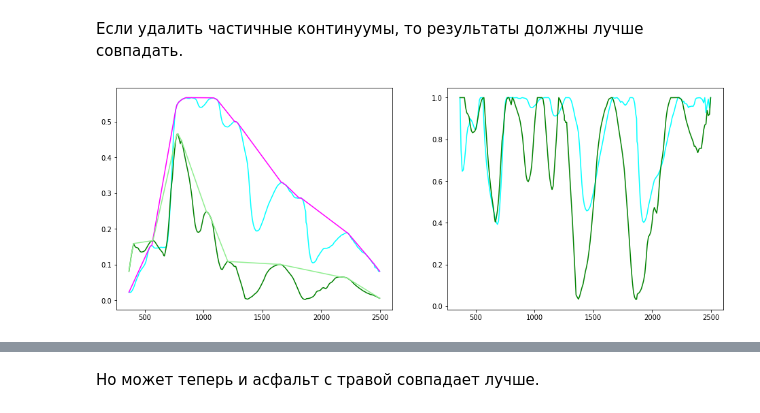
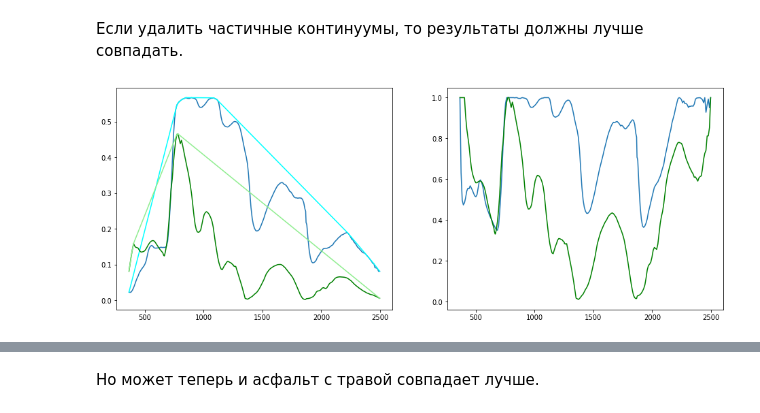
Before and after one commit to kormang/hyperspectralplayground, a Jupyter notebook: hyperspectral.ipynb, the cells around one changed output, grey strips where cells are left out. Saved outputs shown, nothing was run; the diff lists cells and outputs as text; code cells hidden in the pictures.

```diff
--- a/hyperspectral.ipynb
+++ b/hyperspectral.ipynb
@@ -678,7 +678,7 @@ interesting_ethalons = [
         .resample_at(wavelengths_um),
 ]
 # %%
-def img2refect(img_sig, filter_step=8, continuum=maxes_processed):
-    return moving_average_filter(continuum_removed_original(img_sig, continuum), filter_step)
-interesting_reflectances = refs = [img2refect(ispec, continuum=maxes_processed) for ispec in interesting_spectra]
+def img2reflect(img_sig, filter_step=8, scale_vec=maxes_processed):
+    return moving_average_filter(img_sig / scale_vec, filter_step)
+interesting_reflectances = [img2reflect(ispec, scale_vec=maxes_processed) for ispec in interesting_spectra]
 # %%
@@ -708,7 +708,7 @@ compare_plots_with_ethalon(interesting_ethalons[1], 'cyan')
 # %% [markdown]
 Если удалить частичные континуумы, то результаты должны лучше совпадать.
 # %%
-def compare_ethalon_imgrefl_continuum(ethalon_i, imgrefl_i, ethalon_color, ethalon_continuum_color):
+def compare_ethalon_imgrefl_continuum(ethalon_i, imgrefl_i, ethalon_color, ethalon_continuum_color, interesting_reflectances, mode):
     from pycontinuum import continuum, continuum_removed_original, interpolate_points
     from spectral.algorithms.continuum import continuum_points
 
@@ -719,7 +719,7 @@ def compare_ethalon_imgrefl_continuum(ethalon_i, imgrefl_i, ethalon_color, ethal
     continuums = []
 
     for i, s in enumerate(spectra):
-        points = continuum_points(s, wavelengths, mode='segmented')
+        points = continuum_points(s, wavelengths, mode=mode)
         cont = interpolate_points(points, wavelengths, kind='slinear')
         continuums.append(cont)
 
@@ -736,6 +736,6 @@ def compare_ethalon_imgrefl_continuum(ethalon_i, imgrefl_i, ethalon_color, ethal
         crs = continuum_removed_original(s, cont)
         pylab.plot(wavelengths, crs, color=colors[i])
 # %%
-compare_ethalon_imgrefl_continuum(0, 0,'cyan', 'magenta')
+compare_ethalon_imgrefl_continuum(0, 0, 'tab:blue', 'cyan', interesting_reflectances, 'convex')
 # %% [output]
-[figure, old version]
+[figure, new version]
```
Also changed, not shown: parts of 38 cells of this notebook, 12 other files.
